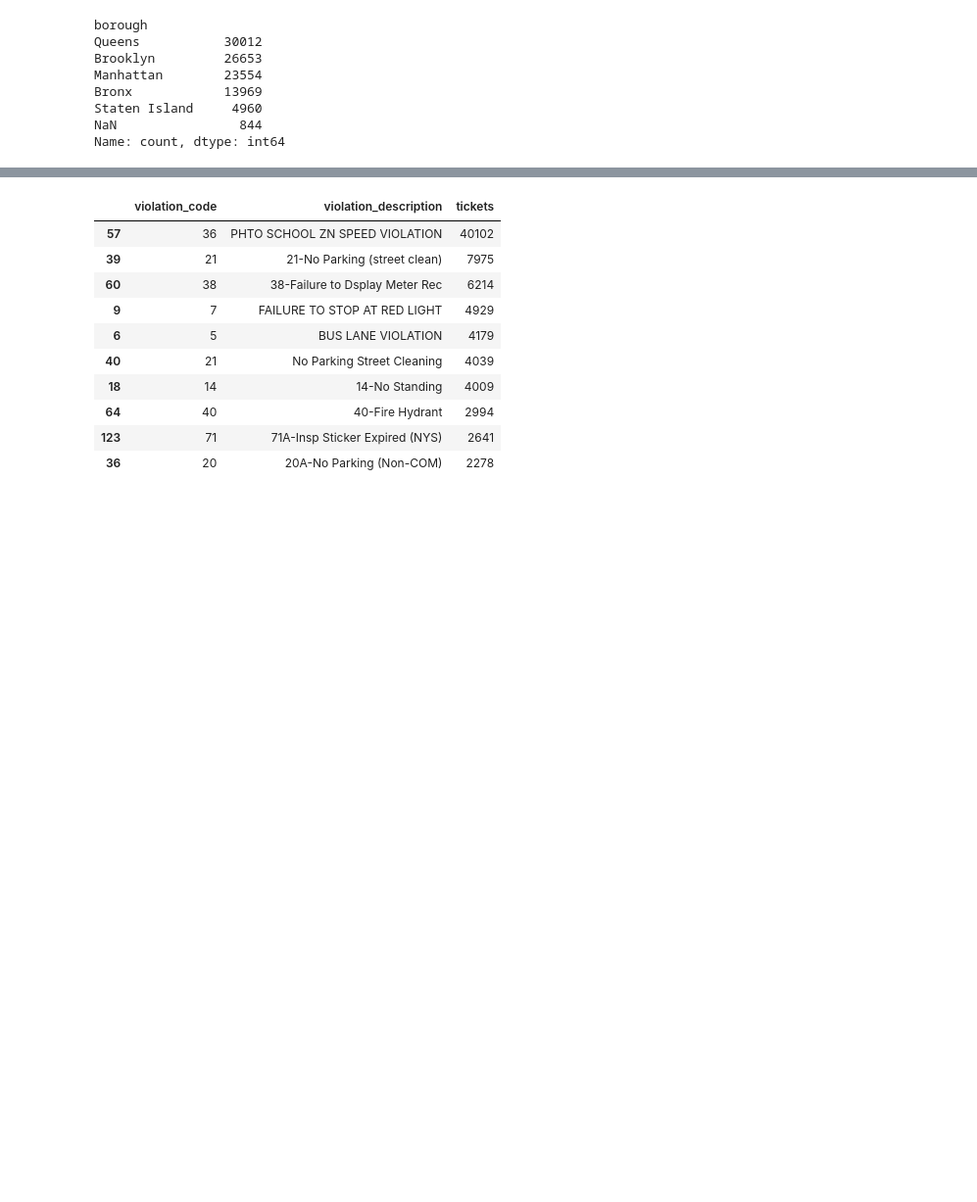
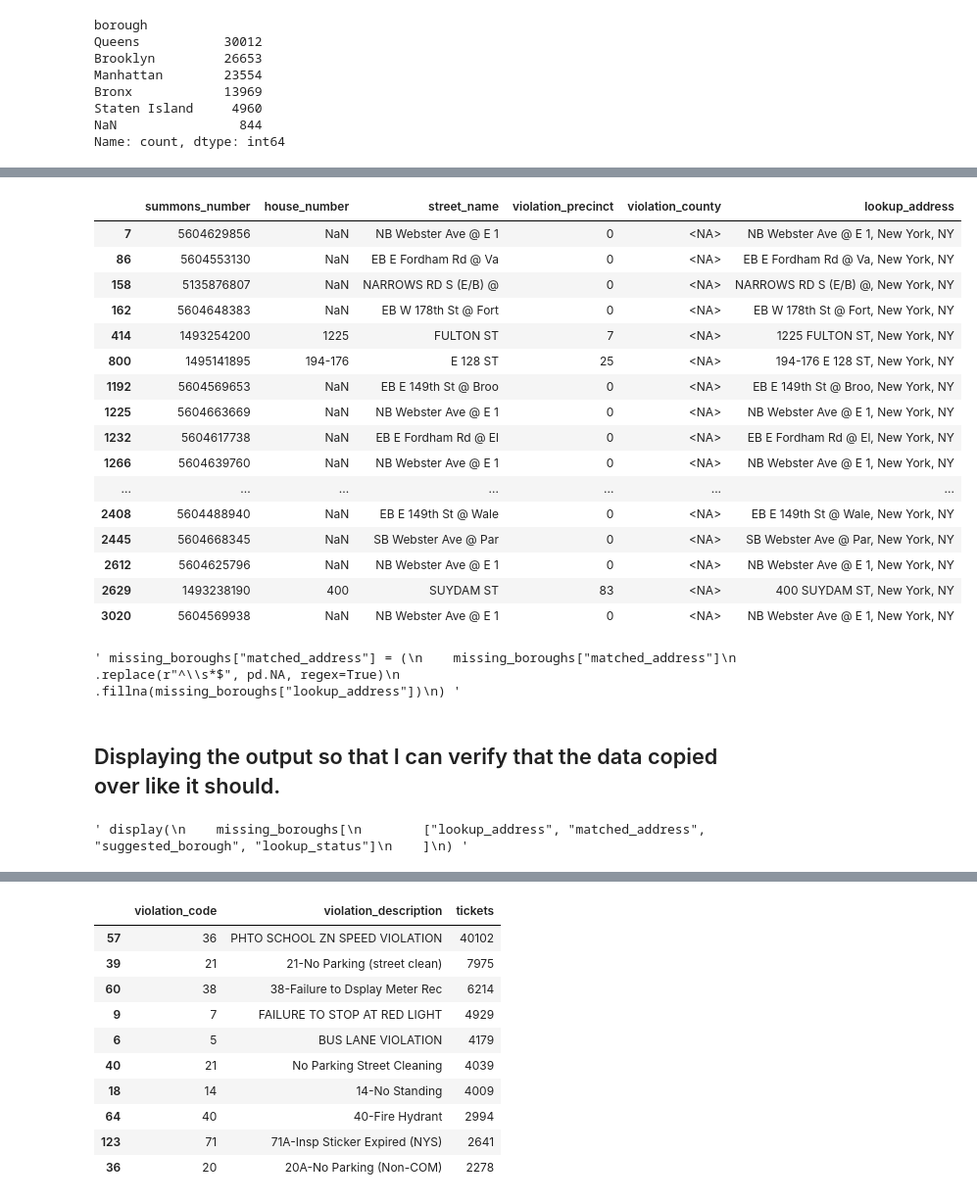
Before and after one commit to JaysonC41/parkinganalytics, a Jupyter notebook: notebooks/01_clean_nyc_parking_data.ipynb, the cells around one changed output, grey strips where cells are left out. Shown at 98% size. Cells and saved outputs as stored; diff of their text form; code cells hidden in the pictures; blank space fills up the shorter version.

```diff
--- a/notebooks/01_clean_nyc_parking_data.ipynb
+++ b/notebooks/01_clean_nyc_parking_data.ipynb
@@ -387,0 +390,68 @@ Name: count, dtype: int64
+# %%
+import time
+import requests
+
+missing_boroughs = clean_sample.loc[
+    clean_sample["borough"].isna()
+].copy()
+
+# House Number was not retained in clean_sample, but the original indexes remain.
+missing_boroughs["house_number"] = sample.loc[
+    missing_boroughs.index, "House Number"
+]
+
+missing_boroughs["lookup_address"] = (
+    missing_boroughs["house_number"].fillna("").str.strip()
+    + " "
+    + missing_boroughs["street_name"].fillna("").str.strip()
+    + ", New York, NY"
+).str.strip()
+
+display(
+    missing_boroughs[
+        [
+            "summons_number",
+            "house_number",
+            "street_name",
+            "violation_precinct",
+            "violation_county",
+            "lookup_address",
+        ]
+    ].head(20)
+)
+# %% [output]
+|  | summons_number | house_number | street_name | violation_precinct | violation_county | lookup_address |
+| 7 | 5604629856 | NaN | NB Webster Ave @ E 1 | 0 | <NA> | NB Webster Ave @ E 1, New York, NY |
+| 86 | 5604553130 | NaN | EB E Fordham Rd @ Va | 0 | <NA> | EB E Fordham Rd @ Va, New York, NY |
+| 158 | 5135876807 | NaN | NARROWS RD S (E/B) @ | 0 | <NA> | NARROWS RD S (E/B) @, New York, NY |
+| 162 | 5604648383 | NaN | EB W 178th St @ Fort | 0 | <NA> | EB W 178th St @ Fort, New York, NY |
+| 414 | 1493254200 | 1225 | FULTON ST | 7 | <NA> | 1225 FULTON ST, New York, NY |
+| 800 | 1495141895 | 194-176 | E 128 ST | 25 | <NA> | 194-176 E 128 ST, New York, NY |
+| 1192 | 5604569653 | NaN | EB E 149th St @ Broo | 0 | <NA> | EB E 149th St @ Broo, New York, NY |
+| 1225 | 5604663669 | NaN | NB Webster Ave @ E 1 | 0 | <NA> | NB Webster Ave @ E 1, New York, NY |
+| 1232 | 5604617738 | NaN | EB E Fordham Rd @ El | 0 | <NA> | EB E Fordham Rd @ El, New York, NY |
+| 1266 | 5604639760 | NaN | NB Webster Ave @ E 1 | 0 | <NA> | NB Webster Ave @ E 1, New York, NY |
+| ... | ... | ... | ... | ... | ... | ... |
+| 2408 | 5604488940 | NaN | EB E 149th St @ Wale | 0 | <NA> | EB E 149th St @ Wale, New York, NY |
+| 2445 | 5604668345 | NaN | SB Webster Ave @ Par | 0 | <NA> | SB Webster Ave @ Par, New York, NY |
+| 2612 | 5604625796 | NaN | NB Webster Ave @ E 1 | 0 | <NA> | NB Webster Ave @ E 1, New York, NY |
+| 2629 | 1493238190 | 400 | SUYDAM ST | 83 | <NA> | 400 SUYDAM ST, New York, NY |
+| 3020 | 5604569938 | NaN | NB Webster Ave @ E 1 | 0 | <NA> | NB Webster Ave @ E 1, New York, NY |
+# %%
+""" missing_boroughs["matched_address"] = (
+    missing_boroughs["matched_address"]
+    .replace(r"^\s*$", pd.NA, regex=True)
+    .fillna(missing_boroughs["lookup_address"])
+) """
+# %% [output]
+' missing_boroughs["matched_address"] = (\n    missing_boroughs["matched_address"]\n    .replace(r"^\\s*$", pd.NA, regex=True)\n    .fillna(missing_boroughs["lookup_address"])\n) '
+# %% [markdown]
+## Displaying the output so that I can verify that the data copied over like it should.
+# %%
+""" display(
+    missing_boroughs[
+        ["lookup_address", "matched_address", "suggested_borough", "lookup_status"]
+    ]
+) """
+# %% [output]
+' display(\n    missing_boroughs[\n        ["lookup_address", "matched_address", "suggested_borough", "lookup_status"]\n    ]\n) '
```
Also changed, not shown: parts of 14 cells of this notebook, 1 other file.
